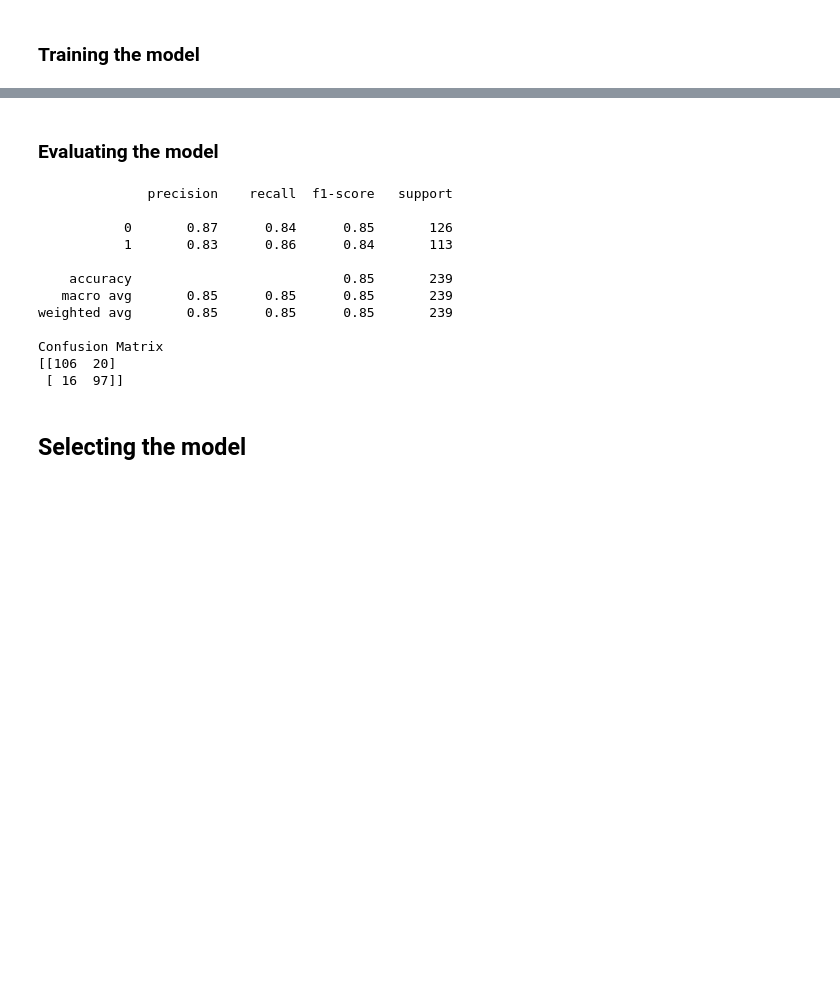
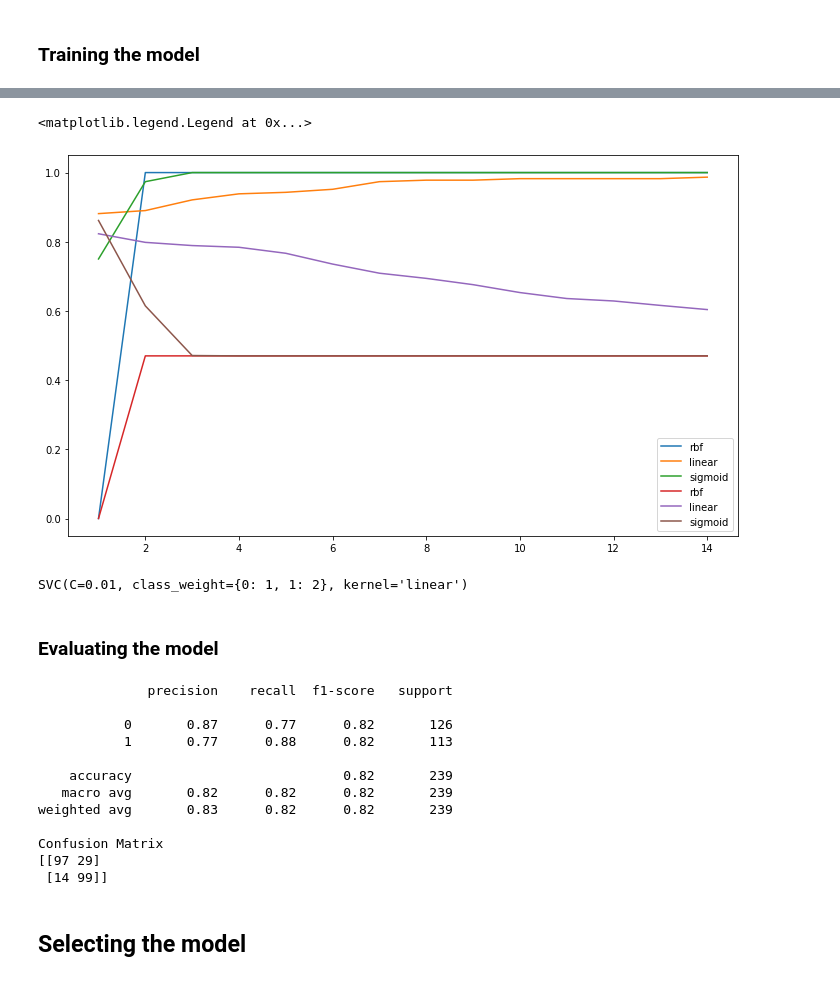
Before and after one commit to danelindiongco/Heart-Disease-Project, a Jupyter notebook: Heart Disease Project.ipynb, the cells around one changed output, grey strips where cells are left out. Drawn from its saved outputs; the diff is of its cells as text; code cells hidden in the pictures; blank space fills up the shorter version.

```diff
--- a/Heart Disease Project.ipynb
+++ b/Heart Disease Project.ipynb
@@ -342,4 +424,9 @@ param_grid = {'C':[0.01,0.1,0.5,1,1.5,2,5,10],'kernel':['rbf','linear','sigmoid'
 # %%
-grid_model = GridSearchCV(SVC(),param_grid,refit=True,verbose=2)
-grid_model.fit(X_train,y_train)
+test_svm_model = GridSearchCV(
+    SVC(),
+    param_grid={'C':[0.01],'kernel':['rbf','linear','sigmoid'],'class_weight':[{0:1,1:v} for v in range(1,15)]},
+    scoring={'precision':make_scorer(precision_score), 'recall':make_scorer(recall_score),'accuracy':make_scorer(accuracy_score)},
+    refit='recall'
+    )
+test_svm_model.fit(X_train,y_train)
 # %% [output]
@@ -366,0 +447,4 @@ GridSearchCV(estimator=SVC(),
+# %%
+svm_viz = pd.DataFrame(test_svm_model.cv_results_,columns=['param_C','param_class_weight','param_kernel','mean_test_recall','mean_test_precision'])
+svm_viz['class_weight'] = svm_viz['param_class_weight'].apply(lambda x: x[1])
+svm_viz
@@ -367,3 +480,22 @@ GridSearchCV(estimator=SVC(),
+# %%
+fig= plt.figure(figsize=(12,7))
+plt.plot(svm_viz[svm_viz['param_kernel']=='rbf']['class_weight'],svm_viz[svm_viz['param_kernel']=='rbf']['mean_test_recall'],label='rbf')
+plt.plot(svm_viz[svm_viz['param_kernel']=='linear']['class_weight'],svm_viz[svm_viz['param_kernel']=='linear']['mean_test_recall'],label='linear')
+plt.plot(svm_viz[svm_viz['param_kernel']=='sigmoid']['class_weight'],svm_viz[svm_viz['param_kernel']=='sigmoid']['mean_test_recall'],label='sigmoid')
+plt.plot(svm_viz[svm_viz['param_kernel']=='rbf']['class_weight'],svm_viz[svm_viz['param_kernel']=='rbf']['mean_test_precision'],label='rbf')
+plt.plot(svm_viz[svm_viz['param_kernel']=='linear']['class_weight'],svm_viz[svm_viz['param_kernel']=='linear']['mean_test_precision'],label='linear')
+plt.plot(svm_viz[svm_viz['param_kernel']=='sigmoid']['class_weight'],svm_viz[svm_viz['param_kernel']=='sigmoid']['mean_test_precision'],label='sigmoid')
+
+
+plt.legend()
+# %% [output]
+<matplotlib.legend.Legend at 0x...>
+[figure, added]
+# %%
+svm_model = SVC(C=0.01,kernel='linear',class_weight= {0:1,1:2})
+svm_model.fit(X_train,y_train)
+# %% [output]
+SVC(C=0.01, class_weight={0: 1, 1: 2}, kernel='linear')
 # %% [markdown]
 ### Evaluating the model
 # %%
@@ -371,18 +503,18 @@ grid_predictions = grid_model.predict(X_test)
 # %%
-print(classification_report(y_test,grid_predictions))
+print(classification_report(y_test,svm_predictions))
 print('Confusion Matrix')
-print(confusion_matrix(y_test,grid_predictions))
+print(confusion_matrix(y_test,svm_predictions))
 # %% [output]
               precision    recall  f1-score   support
 
-           0       0.87      0.84      0.85       126
-           1       0.83      0.86      0.84       113
+           0       0.87      0.77      0.82       126
+           1       0.77      0.88      0.82       113
 
-    accuracy                           0.85       239
-   macro avg       0.85      0.85      0.85       239
-weighted avg       0.85      0.85      0.85       239
+    accuracy                           0.82       239
+   macro avg       0.82      0.82      0.82       239
+weighted avg       0.83      0.82      0.82       239
 
 Confusion Matrix
-[[106  20]
- [ 16  97]]
+[[97 29]
+ [14 99]]
 # %%
```
Also changed, not shown: parts of 30 cells of this notebook.
